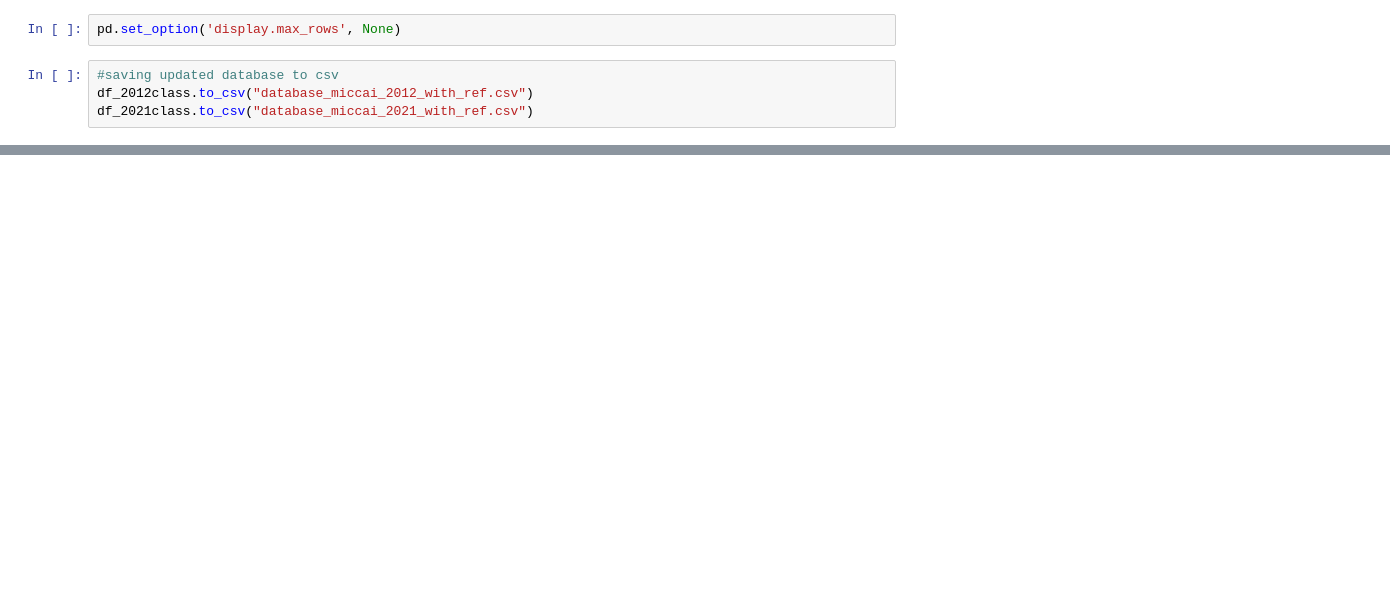
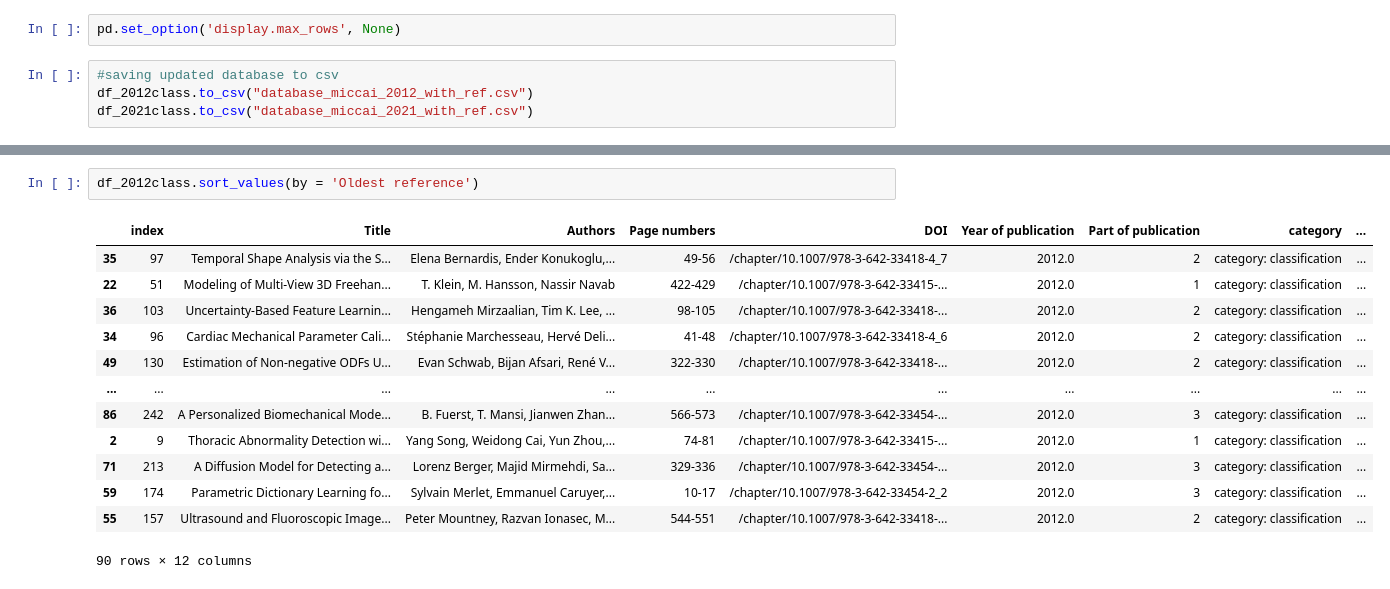
Before and after one commit to christinekaarde/MICCAI-review-thesis, a Jupyter notebook: database creation/references mining.ipynb, the cells around one changed output, grey strips where cells are left out. Cells and saved outputs as stored; diff of their text form; blank space fills up the shorter version.

Commit message:
cleaning, references analysis begun

```diff
--- a/database creation/references mining.ipynb
+++ b/database creation/references mining.ipynb
@@ -134,3 +214,19 @@ df_2012class.head(30)
 | 27 | 61 | Combining CRF and Multi-hypothesi... | Zhihui Hao, Qiang Wang, Yeong Kye... | 504-511 | /chapter/10.1007/978-3-642-33415-... | 2012.0 | 1 | category: classification | ... |
 | 28 | 62 | Hierarchical Manifold Learning | Kanwal K. Bhatia, Anil Rao, Antho... | 512-519 | /chapter/10.1007/978-3-642-33415-... | 2012.0 | 1 | category: classification | ... |
 | 29 | 82 | Localization of Sparse Transmural... | Jingjia Xu, Azar Rahimi Dehaghani... | 675-682 | /chapter/10.1007/978-3-642-33415-... | 2012.0 | 1 | category: classification | ... |
+# %%
+df_2012class.sort_values(by = 'Oldest reference')
+# %% [output]
+|  | index | Title | Authors | Page numbers | DOI | Year of publication | Part of publication | category | ... |
+| 35 | 97 | Temporal Shape Analysis via the S... | Elena Bernardis, Ender Konukoglu,... | 49-56 | /chapter/10.1007/978-3-642-33418-4_7 | 2012.0 | 2 | category: classification | ... |
+| 22 | 51 | Modeling of Multi-View 3D Freehan... | T. Klein, M. Hansson, Nassir Navab | 422-429 | /chapter/10.1007/978-3-642-33415-... | 2012.0 | 1 | category: classification | ... |
+| 36 | 103 | Uncertainty-Based Feature Learnin... | Hengameh Mirzaalian, Tim K. Lee, ... | 98-105 | /chapter/10.1007/978-3-642-33418-... | 2012.0 | 2 | category: classification | ... |
+| 34 | 96 | Cardiac Mechanical Parameter Cali... | Stéphanie Marchesseau, Hervé Deli... | 41-48 | /chapter/10.1007/978-3-642-33418-4_6 | 2012.0 | 2 | category: classification | ... |
+| 49 | 130 | Estimation of Non-negative ODFs U... | Evan Schwab, Bijan Afsari, René V... | 322-330 | /chapter/10.1007/978-3-642-33418-... | 2012.0 | 2 | category: classification | ... |
+| ... | ... | ... | ... | ... | ... | ... | ... | ... | ... |
+| 86 | 242 | A Personalized Biomechanical Mode... | B. Fuerst, T. Mansi, Jianwen Zhan... | 566-573 | /chapter/10.1007/978-3-642-33454-... | 2012.0 | 3 | category: classification | ... |
+| 2 | 9 | Thoracic Abnormality Detection wi... | Yang Song, Weidong Cai, Yun Zhou,... | 74-81 | /chapter/10.1007/978-3-642-33415-... | 2012.0 | 1 | category: classification | ... |
+| 71 | 213 | A Diffusion Model for Detecting a... | Lorenz Berger, Majid Mirmehdi, Sa... | 329-336 | /chapter/10.1007/978-3-642-33454-... | 2012.0 | 3 | category: classification | ... |
+| 59 | 174 | Parametric Dictionary Learning fo... | Sylvain Merlet, Emmanuel Caruyer,... | 10-17 | /chapter/10.1007/978-3-642-33454-2_2 | 2012.0 | 3 | category: classification | ... |
+| 55 | 157 | Ultrasound and Fluoroscopic Image... | Peter Mountney, Razvan Ionasec, M... | 544-551 | /chapter/10.1007/978-3-642-33418-... | 2012.0 | 2 | category: classification | ... |
+90 rows × 12 columns
```
Also changed, not shown: parts of 11 cells of this notebook, 1 other file.
